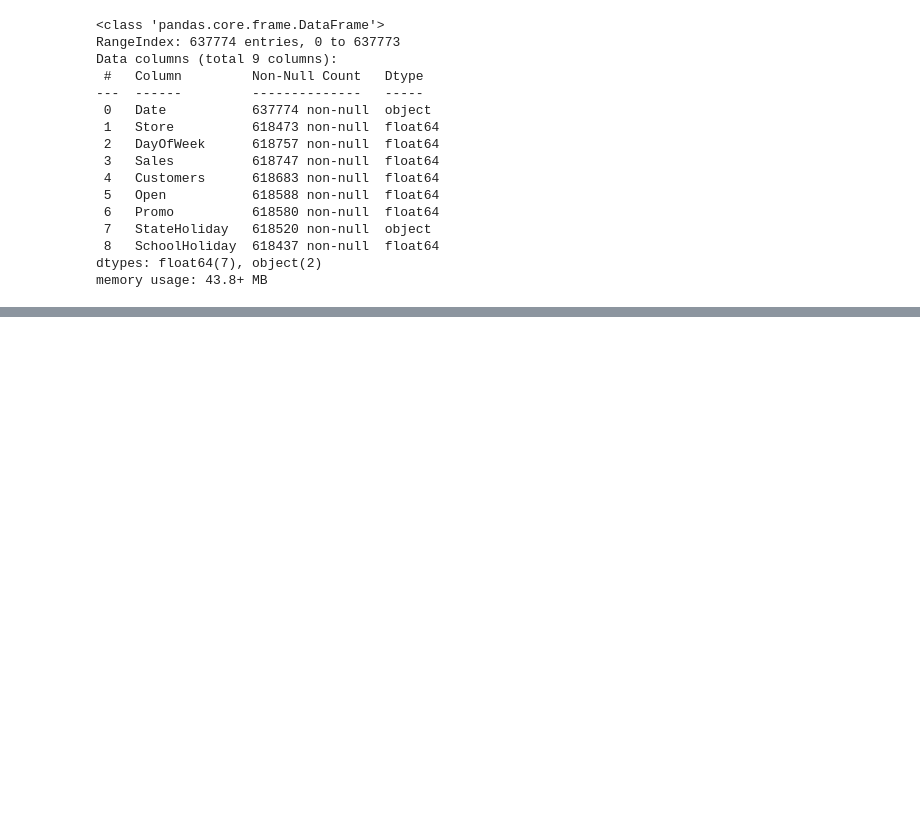
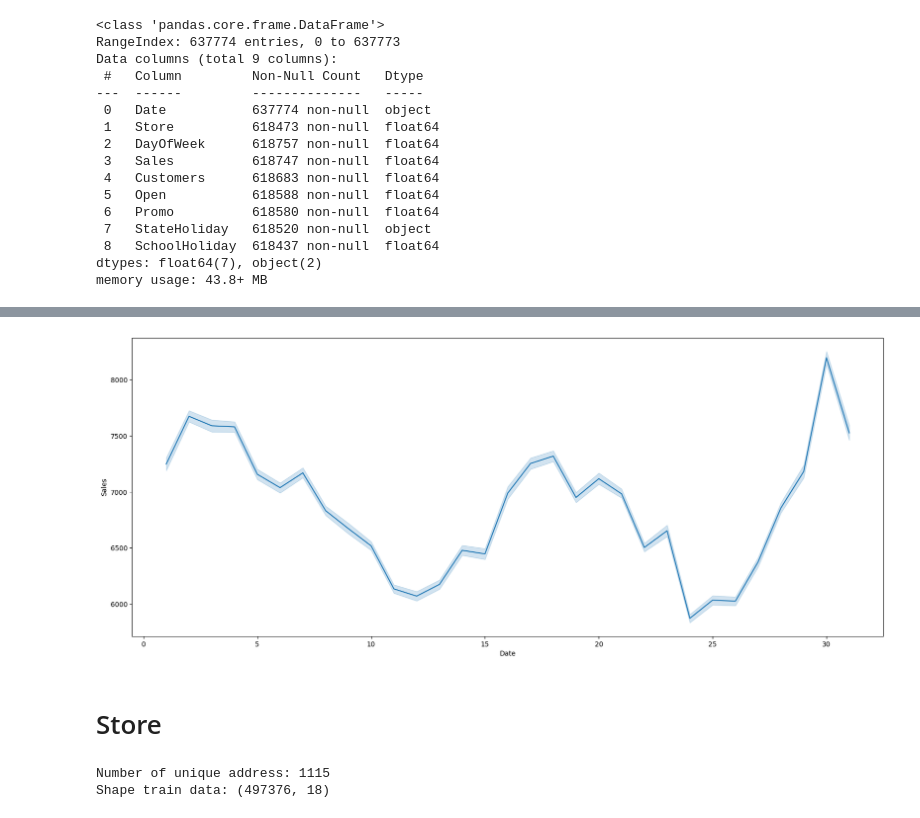
Before and after one commit to DanieleDidino/minicomp-rossman, a Jupyter notebook: 1_EDA.ipynb, the cells around one changed output, grey strips where cells are left out. Drawn from its saved outputs; the diff is of its cells as text; code cells hidden in the pictures; blank space fills up the shorter version.

```diff
--- a/1_EDA.ipynb
+++ b/1_EDA.ipynb
@@ -58,0 +367,16 @@ memory usage: 43.8+ MB
+# %%
+plt.figure(figsize=(20, 8))
+sns.lineplot(x=day, y="Sales", data=train_store)
+plt.show()
+# %% [output]
+[figure, added]
+# %% [markdown]
+# Store
+# %%
+print(f"Number of unique address: {len(train_store.Store.unique())}")
+print(f"Shape train data: {train_store.shape}")
+
+# len(train_store.Store.unique())
+# %% [output]
+Number of unique address: 1115
+Shape train data: (497376, 18)
```
Also changed, not shown: parts of 52 cells of this notebook.
